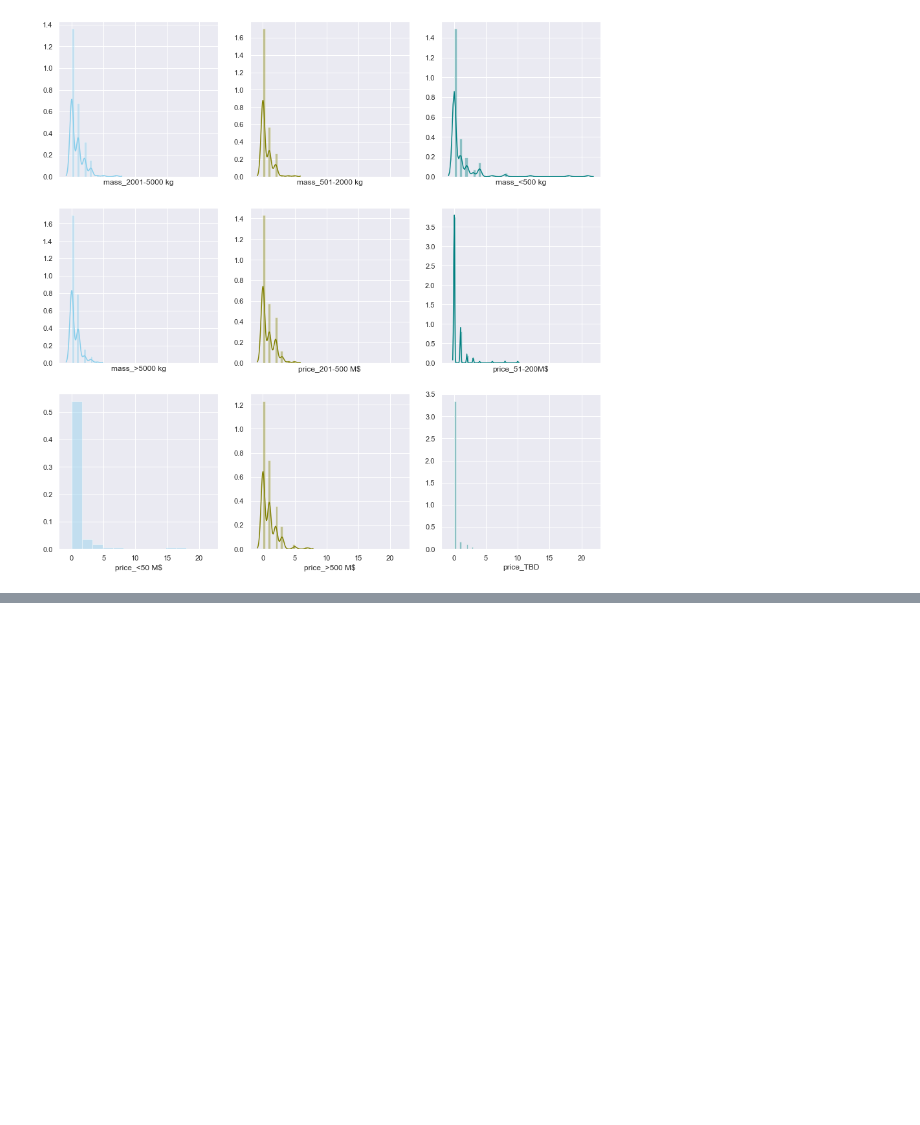
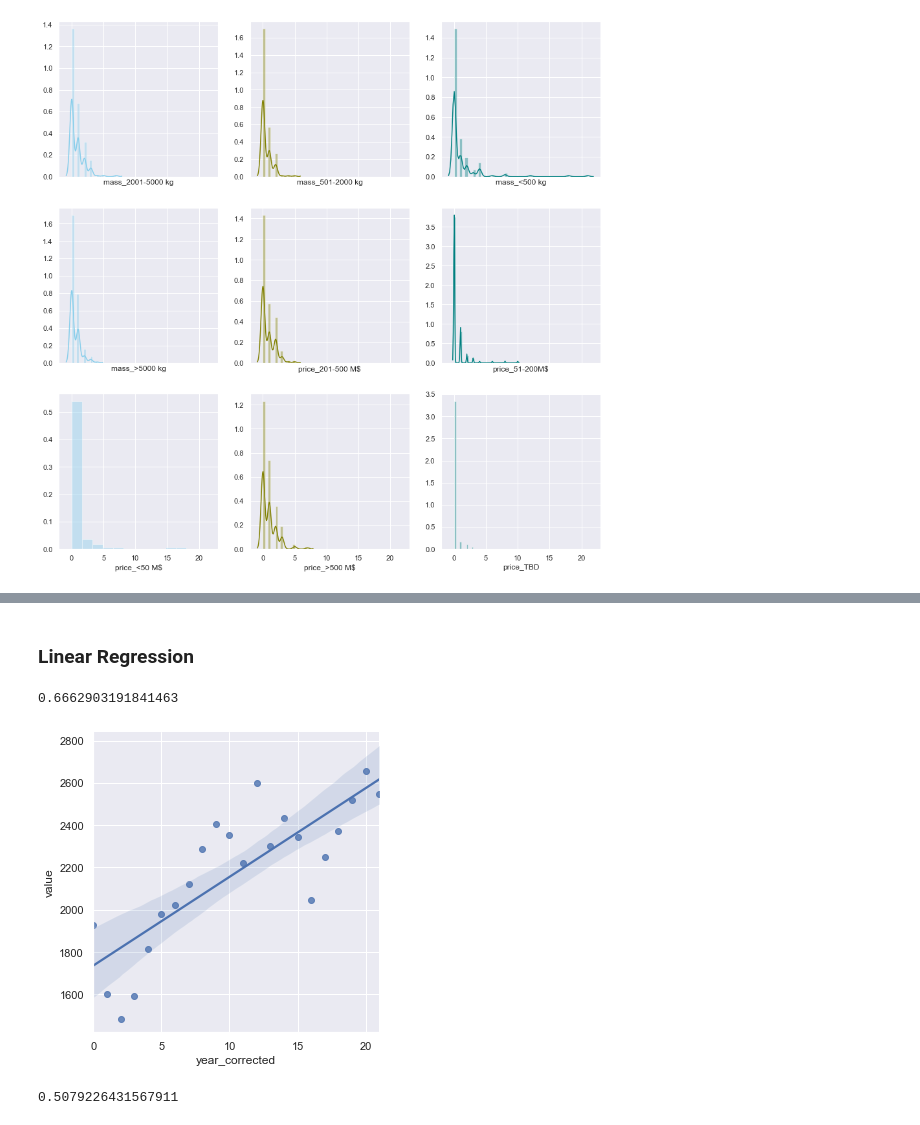
Before and after one commit to mattcoget/Final-Project, a Jupyter notebook: Modelling.ipynb, the cells around one changed output, grey strips where cells are left out. Drawn from its saved outputs; the diff is of its cells as text; code cells hidden in the pictures; blank space fills up the shorter version.

```diff
--- a/Modelling.ipynb
+++ b/Modelling.ipynb
@@ -647,0 +354,3 @@ ValueError: You must specify a period or x must be a pandas object with a Dateti
+# %%
+budget.sort_values(by='year', inplace = True)
+budget.head()
@@ -647,0 +364,4 @@ ValueError: You must specify a period or x must be a pandas object with a Dateti
+# %%
+budget.drop(['application', 'year', 'region', 'country_code', 'program_name'], axis=1, inplace=True)
+# %%
+budget_grouped=budget.groupby(['country','program_type','year_corrected']).sum().reset_index()
@@ -647,0 +411,3 @@ ValueError: You must specify a period or x must be a pandas object with a Dateti
+# %%
+df_ml=budget_grouped.query('country=="France" & program_type=="Civil"').reset_index()
+df_ml.head()
@@ -647,0 +423,21 @@ ValueError: You must specify a period or x must be a pandas object with a Dateti
+# %% [markdown]
+### Linear Regression
+# %%
+lm=LinearRegression()
+lm.fit(X, y)
+y_pred1 = lm.predict(X)
+lm.score(X,y)
+# %% [output]
+0.6662903191841463
+# %%
+sns_plot=sns.lmplot(data=df_ml, x='year_corrected', y='value')
+sns_plot.savefig('france linear.png', dpi=300)
+# %% [output]
+[figure, added]
+# %%
+svr = SVR(kernel='poly', C=100, gamma='auto', degree=3, epsilon=.1, coef0=1)
+svr.fit(X, y)
+y_pred = svr.fit(X,y).predict(X)
+print(svr.score(X, y))
+# %% [output]
+0.5079226431567911
```
Also changed, not shown: parts of 198 cells of this notebook, 2 other files.
